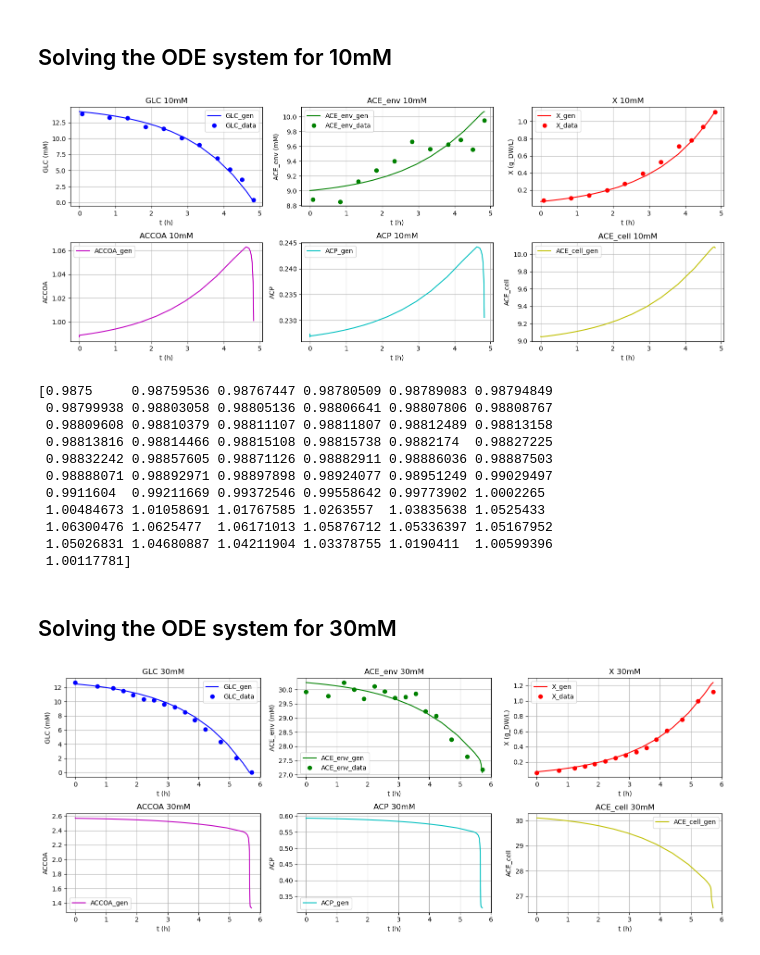
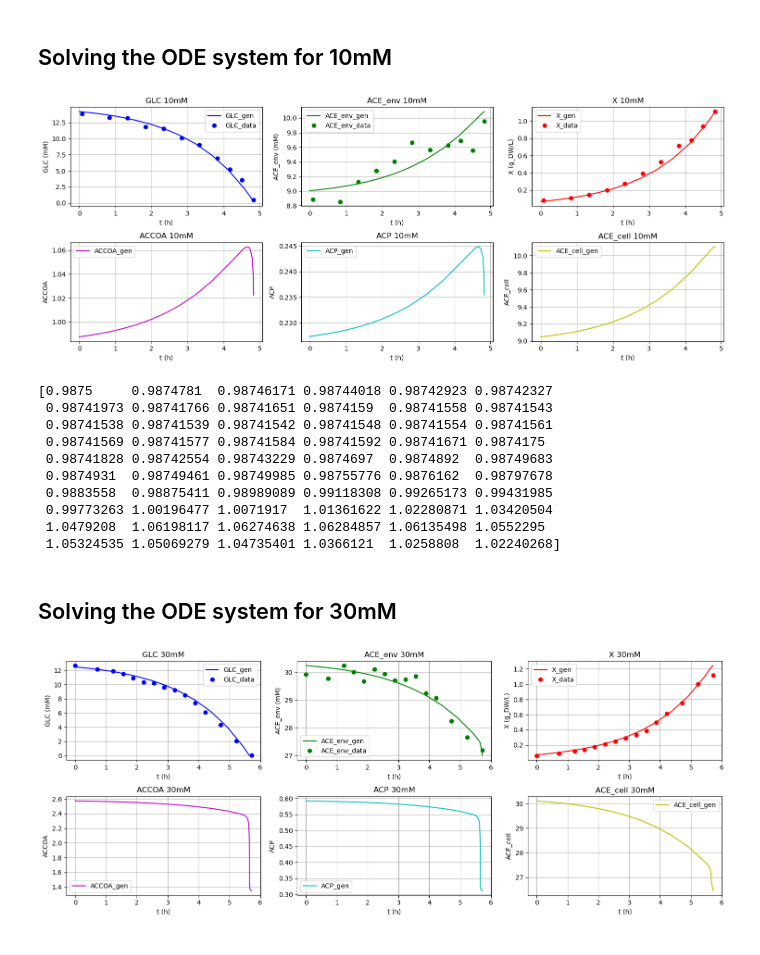
Before and after one commit to brsynth/PINN, a Jupyter notebook: notebooks/Millard_ODE_solving.ipynb, the cells around one changed output. Saved outputs shown, nothing was run; the diff lists cells and outputs as text; code cells hidden in the pictures.

```diff
--- a/notebooks/Millard_ODE_solving.ipynb
+++ b/notebooks/Millard_ODE_solving.ipynb
@@ -9,3 +1,10 @@ c:\Users\HP\Desktop\info\inrae\PINN
+# %%
+import os
+import sys
+sys.path.insert(0, '..')
+
+DATA_FILE = "../data/"
+RESULT_FILE = "../result/"
 # %% [markdown]
 ## Solving the ODE system for 1mM
 # %%
@@ -118,7 +118,7 @@ res = solve_ivp(fun=deriv_Millard,
                 t_span=(0.0,4.83),
                 y0=y_10_0,
                 method='LSODA',
-                args=(DICT,),
+                args=(ode_parameters_dict,),
                 dense_output=True)
 
 GLC, ACE_env, X, ACCOA, ACP, ACE_cell = res.y
@@ -181,18 +181,17 @@ plt.show()
 
 print(ACCOA)
 # %% [output]
-[figure, old version]
+[figure, new version]
-[0.9875     0.98759536 0.98767447 0.98780509 0.98789083 0.98794849
- 0.98799938 0.98803058 0.98805136 0.98806641 0.98807806 0.98808767
- 0.98809608 0.98810379 0.98811107 0.98811807 0.98812489 0.98813158
- 0.98813816 0.98814466 0.98815108 0.98815738 0.9882174  0.98827225
- 0.98832242 0.98857605 0.98871126 0.98882911 0.98886036 0.98887503
- 0.98888071 0.98892971 0.98897898 0.98924077 0.98951249 0.99029497
- 0.9911604  0.99211669 0.99372546 0.99558642 0.99773902 1.0002265
- 1.00484673 1.01058691 1.01767585 1.0263557  1.03835638 1.0525433
- 1.06300476 1.0625477  1.06171013 1.05876712 1.05336397 1.05167952
- 1.05026831 1.04680887 1.04211904 1.03378755 1.0190411  1.00599396
- 1.00117781]
+[0.9875     0.9874781  0.98746171 0.98744018 0.98742923 0.98742327
+ 0.98741973 0.98741766 0.98741651 0.9874159  0.98741558 0.98741543
+ 0.98741538 0.98741539 0.98741542 0.98741548 0.98741554 0.98741561
+ 0.98741569 0.98741577 0.98741584 0.98741592 0.98741671 0.9874175
+ 0.98741828 0.98742554 0.98743229 0.9874697  0.9874892  0.98749683
+ 0.9874931  0.98749461 0.98749985 0.98755776 0.9876162  0.98797678
+ 0.9883558  0.98875411 0.98989089 0.99118308 0.99265173 0.99431985
+ 0.99773263 1.00196477 1.0071917  1.01361622 1.02280871 1.03420504
+ 1.0479208  1.06198117 1.06274638 1.06284857 1.06135498 1.0552295
+ 1.05324535 1.05069279 1.04735401 1.0366121  1.0258808  1.02240268]
 # %% [markdown]
 ## Solving the ODE system for 30mM
 # %%
@@ -215,7 +214,7 @@ res = solve_ivp(fun=deriv_Millard,
                 t_span=(0,5.72),
                 y0=y_30_0,
                 method='LSODA',
-                args=(DICT,),
+                args=(ode_parameters_dict,),
                 dense_output=True)
 
 GLC, ACE_env, X, ACCOA, ACP, ACE_cell = res.y
@@ -249,31 +248,31 @@ axs[0,2].plot(data_t, ode_data_30[1:, 2], 'o',label='X_data', color='r')
 axs[0,2].set_title('X 30mM')
 axs[0,2].set_xlabel('t (h)')
 axs[0,2].set_ylabel('X (g_DW/L)')
 axs[0,2].legend()
 axs[0,2].grid(True)
 
 axs[1,0].plot(res.t, ACCOA, label='ACCOA_gen', color='m')
 axs[1,0].set_title('ACCOA 30mM')
 axs[1,0].set_xlabel('t (h)')
 axs[1,0].set_ylabel('ACCOA')
 axs[1,0].legend()
 axs[1,0].grid(True)
 
 axs[1,1].plot(res.t, ACP, label='ACP_gen', color='c')
 axs[1,1].set_title('ACP 30mM')
 axs[1,1].set_xlabel('t (h)')
 axs[1,1].set_ylabel('ACP')
 axs[1,1].legend()
 axs[1,1].grid(True)
 
 axs[1,2].plot(res.t, ACE_cell,label='ACE_cell_gen', color='y')
 axs[1,2].set_title('ACE_cell 30mM')
 axs[1,2].set_xlabel('t (h)')
 axs[1,2].set_ylabel('ACE_cell')
 axs[1,2].legend()
 axs[1,2].grid(True)
 
 plt.tight_layout()
 plt.show()
 # %% [output]
-[figure, old version]
+[figure, new version]
```
Also changed, not shown: parts of 2 cells of this notebook, 4 other files.
